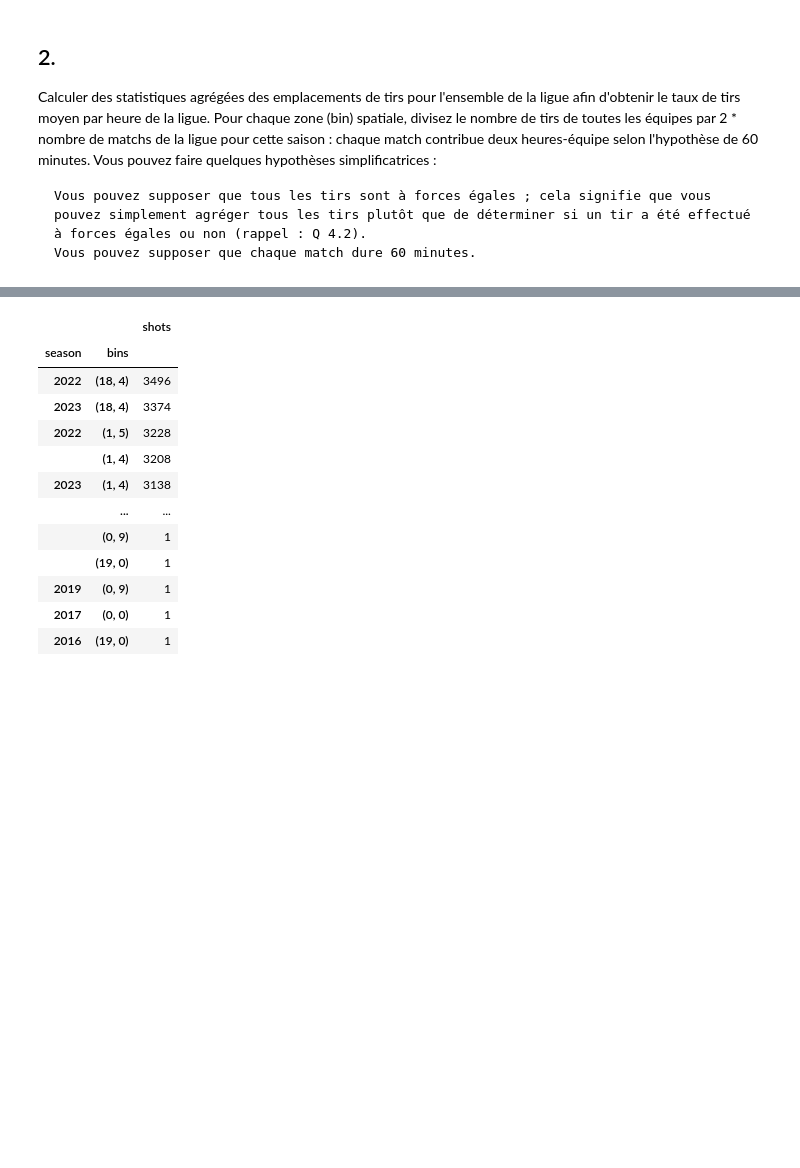
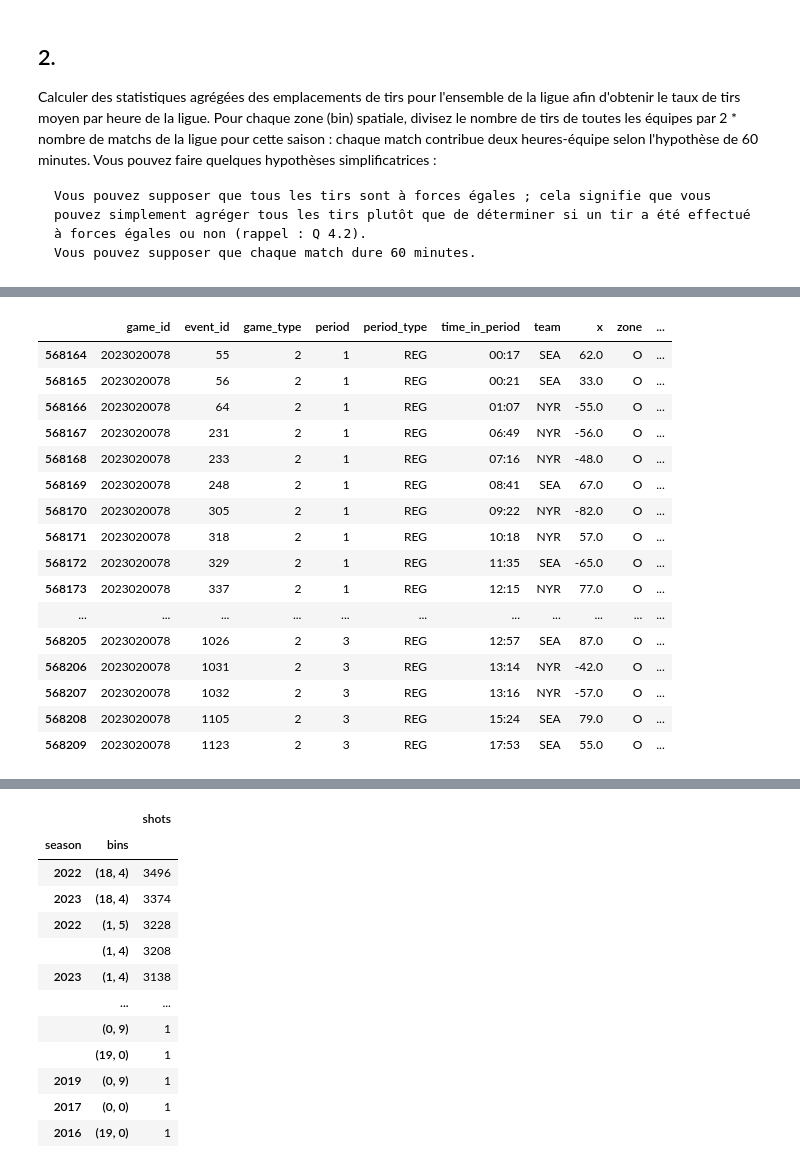
Before and after one commit to ammou35/LNH-data-science, a Jupyter notebook: data_science_project/notebooks/05_processing_data.ipynb, the cells around one changed output, grey strips where cells are left out. Cells and saved outputs as stored; diff of their text form; code cells hidden in the pictures; blank space fills up the shorter version.

```diff
--- a/data_science_project/notebooks/05_advanced_visualizations.ipynb
+++ b/data_science_project/notebooks/05_processing_data.ipynb
@@ -367,9 +367,3 @@ def compute_excess_weighted_shots(shots_df, nxbin, nybin):
   """Prend un tidy tableau de tirs et calcule l'exces de tir par bin pour l'ensemble de la ligue et chaque annee
 # %%
 combined_shots_with_coordinates = pd.read_csv("/content/drive/MyDrive/ift6758/data/vizualisations/combined_shots_distance.csv")
-# %%
-# Pour bin les donnees, on ne prend pas les tirs en zone D. De plus, il faut considerer regrouper les coordonnees pour les periodes paires du meme cote que impair pour les afficher sur un seul cote de la patinoire.
-# On va donc prendre les valeurs -x et -y pour les periodes%2 == 0
-
-combined_shots_with_coordinates['xbin'] = combined_shots_with_coordinates['x'] * (combined_shots_with_coordinates['period']%2*2 - 1)
-combined_shots_with_coordinates['ybin'] = combined_shots_with_coordinates['y'] * (combined_shots_with_coordinates['period']%2*2 - 1)
@@ -375,0 +422,16 @@ combined_shots_with_coordinates['ybin'] = combined_shots_with_coordinates['y'] *
+# %%
+home_team_starts_attacking_right = (
+    combined_shots_with_coordinates[['game_id', 'period', 'is_home_team', 'zone', 'x']]
+    .query('period == 1 and zone == "O"')
+    .drop_duplicates('game_id')
+    .assign(home_O_right=lambda df: ~df['is_home_team'] ^ df['x'].gt(0))
+    .set_index('game_id')['home_O_right']
+    .to_dict()
+)
+
+# On prend la convention attack_dir = +1 si vers la droite, -1 si vers la gauche
+combined_shots_with_coordinates = combined_shots_with_coordinates.assign(attack_dir=lambda df: (df['is_home_team']
+                                                 .eq(df['game_id'].map(home_team_starts_attacking_right))
+                                                 *2 - 1
+                                                 ) # Si vrai -> +1, si faux -> -1
+)
@@ -375,0 +510,20 @@ combined_shots_with_coordinates['ybin'] = combined_shots_with_coordinates['y'] *
+# %%
+combined_shots_with_coordinates.query('game_id == 2023020078')[['game_id', 'event_id', 'game_type', 'period', 'period_type', 'time_in_period','team', 'x', 'zone', 'is_home_team', 'attack_dir']]
+# %% [output]
+|  | game_id | event_id | game_type | period | period_type | time_in_period | team | x | zone | ... |
+| 568164 | 2023020078 | 55 | 2 | 1 | REG | 00:17 | SEA | 62.0 | O | ... |
+| 568165 | 2023020078 | 56 | 2 | 1 | REG | 00:21 | SEA | 33.0 | O | ... |
+| 568166 | 2023020078 | 64 | 2 | 1 | REG | 01:07 | NYR | -55.0 | O | ... |
+| 568167 | 2023020078 | 231 | 2 | 1 | REG | 06:49 | NYR | -56.0 | O | ... |
+| 568168 | 2023020078 | 233 | 2 | 1 | REG | 07:16 | NYR | -48.0 | O | ... |
+| 568169 | 2023020078 | 248 | 2 | 1 | REG | 08:41 | SEA | 67.0 | O | ... |
+| 568170 | 2023020078 | 305 | 2 | 1 | REG | 09:22 | NYR | -82.0 | O | ... |
+| 568171 | 2023020078 | 318 | 2 | 1 | REG | 10:18 | NYR | 57.0 | O | ... |
+| 568172 | 2023020078 | 329 | 2 | 1 | REG | 11:35 | SEA | -65.0 | O | ... |
+| 568173 | 2023020078 | 337 | 2 | 1 | REG | 12:15 | NYR | 77.0 | O | ... |
+| ... | ... | ... | ... | ... | ... | ... | ... | ... | ... | ... |
+| 568205 | 2023020078 | 1026 | 2 | 3 | REG | 12:57 | SEA | 87.0 | O | ... |
+| 568206 | 2023020078 | 1031 | 2 | 3 | REG | 13:14 | NYR | -42.0 | O | ... |
+| 568207 | 2023020078 | 1032 | 2 | 3 | REG | 13:16 | NYR | -57.0 | O | ... |
+| 568208 | 2023020078 | 1105 | 2 | 3 | REG | 15:24 | SEA | 79.0 | O | ... |
+| 568209 | 2023020078 | 1123 | 2 | 3 | REG | 17:53 | SEA | 55.0 | O | ... |
```
Also changed, not shown: parts of 25 cells of this notebook.
